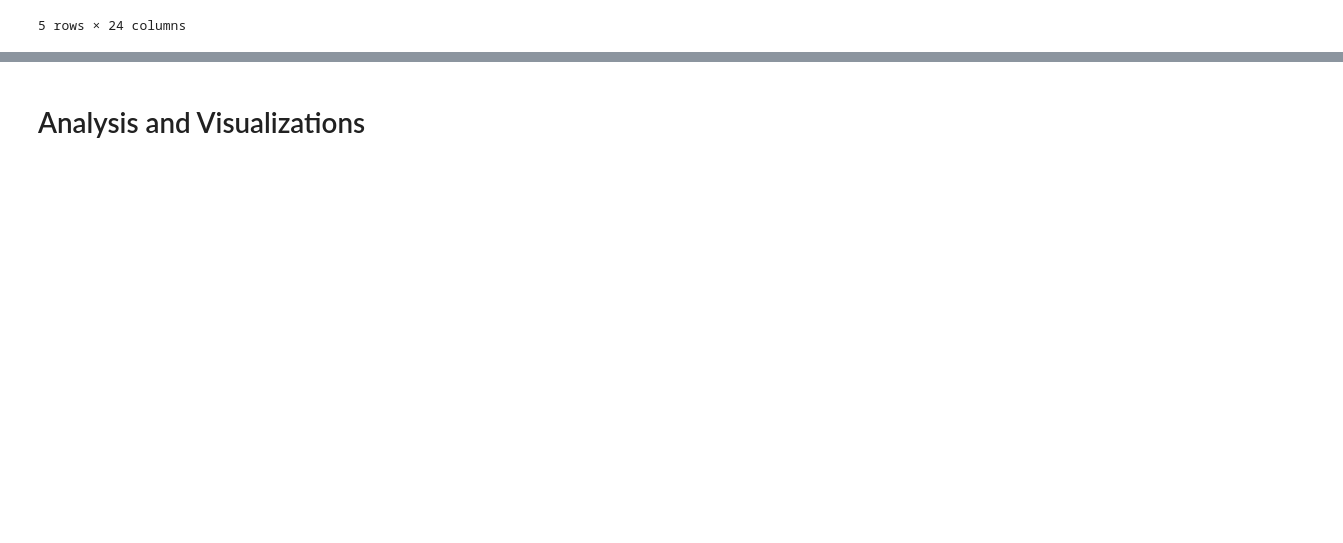
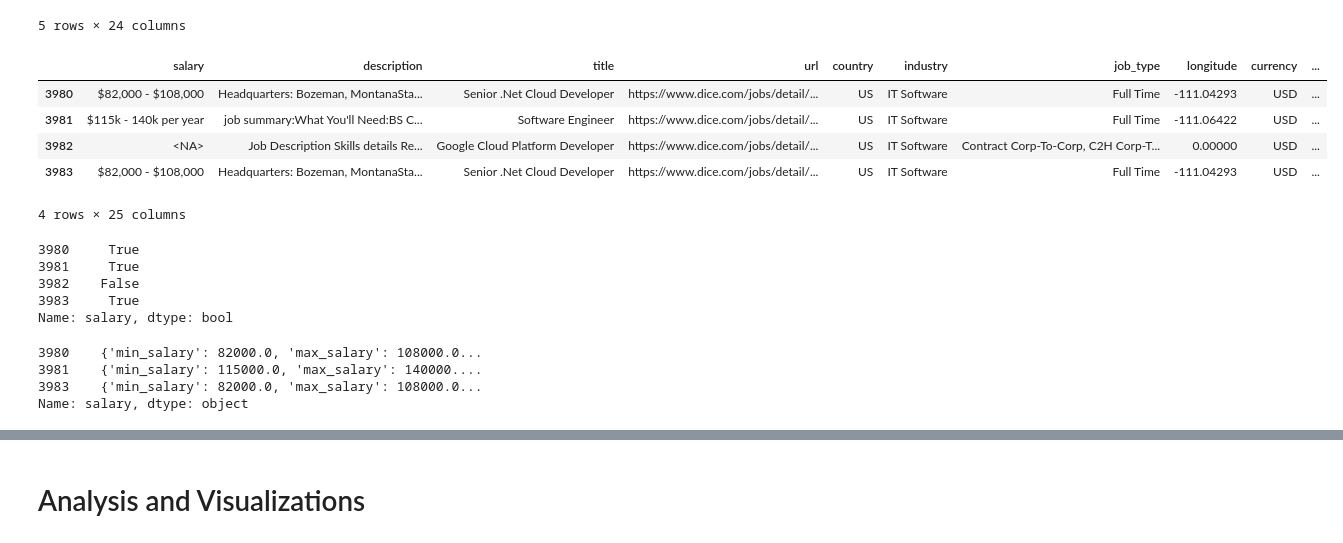
Before and after one commit to harsh-jain101/2023Spr_projects, a Jupyter notebook: Dice.ipynb, the cells around one changed output, grey strips where cells are left out. Saved outputs shown, nothing was run; the diff lists cells and outputs as text; code cells hidden in the pictures; blank space fills up the shorter version.

```diff
--- a/Dice.ipynb
+++ b/Dice.ipynb
@@ -424,16 +424,15 @@ def find_salary(salary_string):
     salary_string = salary_string.replace(',', '')
     pattern = re.compile('[\d(\.\d)?]+')
     salaries = re.findall(pattern, salary_string)
-
     for idx in range(len(salaries)):
         check_idx = salary_string.index(salaries[idx]) + len(salaries[idx])
-        if check_idx==len(salary_string) or salary_string[check_idx] not in ['k' 'm']:
+        if check_idx==len(salary_string) or not(salary_string[check_idx] in ['k', 'm']):
             salaries[idx] = float(salaries[idx])
         elif salary_string[check_idx]=='k':
             salaries[idx] = float(salaries[idx])*1000
-            print(salaries[idx])
         elif salary_string[check_idx]=='m':
             salaries[idx] = float(salaries[idx])*math.pow(10,6)
+
     return salaries
 # %%
 find_salary('100,00,00,.453k')
@@ -542,3 +558,30 @@ df.head()
 5 rows × 24 columns
 # %%
 df['mean_salary'] = (df['min_annual_comp'] + df['max_annual_comp']) / 2
+# %%
+df_mt = df.loc[df.state=='MT', :]
+df_mt
+# %% [output]
+|  | salary | description | title | url | country | industry | job_type | longitude | currency | ... |
+| 3980 | $82,000 - $108,000 | Headquarters: Bozeman, MontanaSta... | Senior .Net Cloud Developer | https://www.dice.com/jobs/detail/... | US | IT Software | Full Time | -111.04293 | USD | ... |
+| 3981 | $115k - 140k per year | job summary:What You'll Need:BS C... | Software Engineer | https://www.dice.com/jobs/detail/... | US | IT Software | Full Time | -111.06422 | USD | ... |
+| 3982 | <NA> | Job Description Skills details Re... | Google Cloud Platform Developer | https://www.dice.com/jobs/detail/... | US | IT Software | Contract Corp-To-Corp, C2H Corp-T... | 0.00000 | USD | ... |
+| 3983 | $82,000 - $108,000 | Headquarters: Bozeman, MontanaSta... | Senior .Net Cloud Developer | https://www.dice.com/jobs/detail/... | US | IT Software | Full Time | -111.04293 | USD | ... |
+4 rows × 25 columns
+# %%
+sal_num_mt = df_mt['salary'].apply(lambda x: True if (pd.notna(x) and detect_number(x)) else False)
+sal_num_mt
+# %% [output]
+3980     True
+3981     True
+3982    False
+3983     True
+Name: salary, dtype: bool
+# %%
+salaries_and_frequency = df_mt.loc[salary_with_numbers, 'salary'].apply(lambda x: det_salary_range_and_frequency(x))
+salaries_and_frequency
+# %% [output]
+3980    {'min_salary': 82000.0, 'max_salary': 108000.0...
+3981    {'min_salary': 115000.0, 'max_salary': 140000....
+3983    {'min_salary': 82000.0, 'max_salary': 108000.0...
+Name: salary, dtype: object
```
Also changed, not shown: parts of 23 cells of this notebook.
